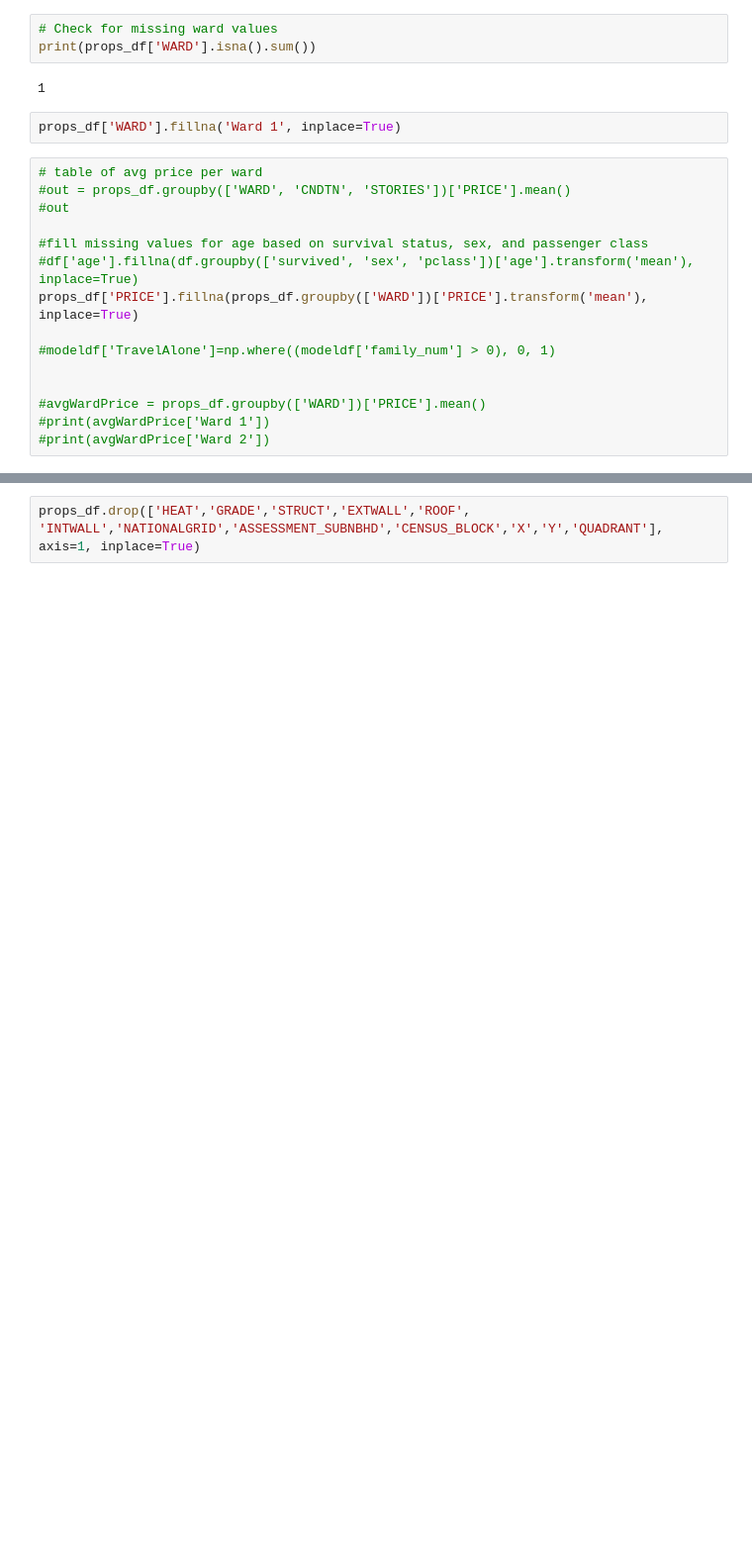
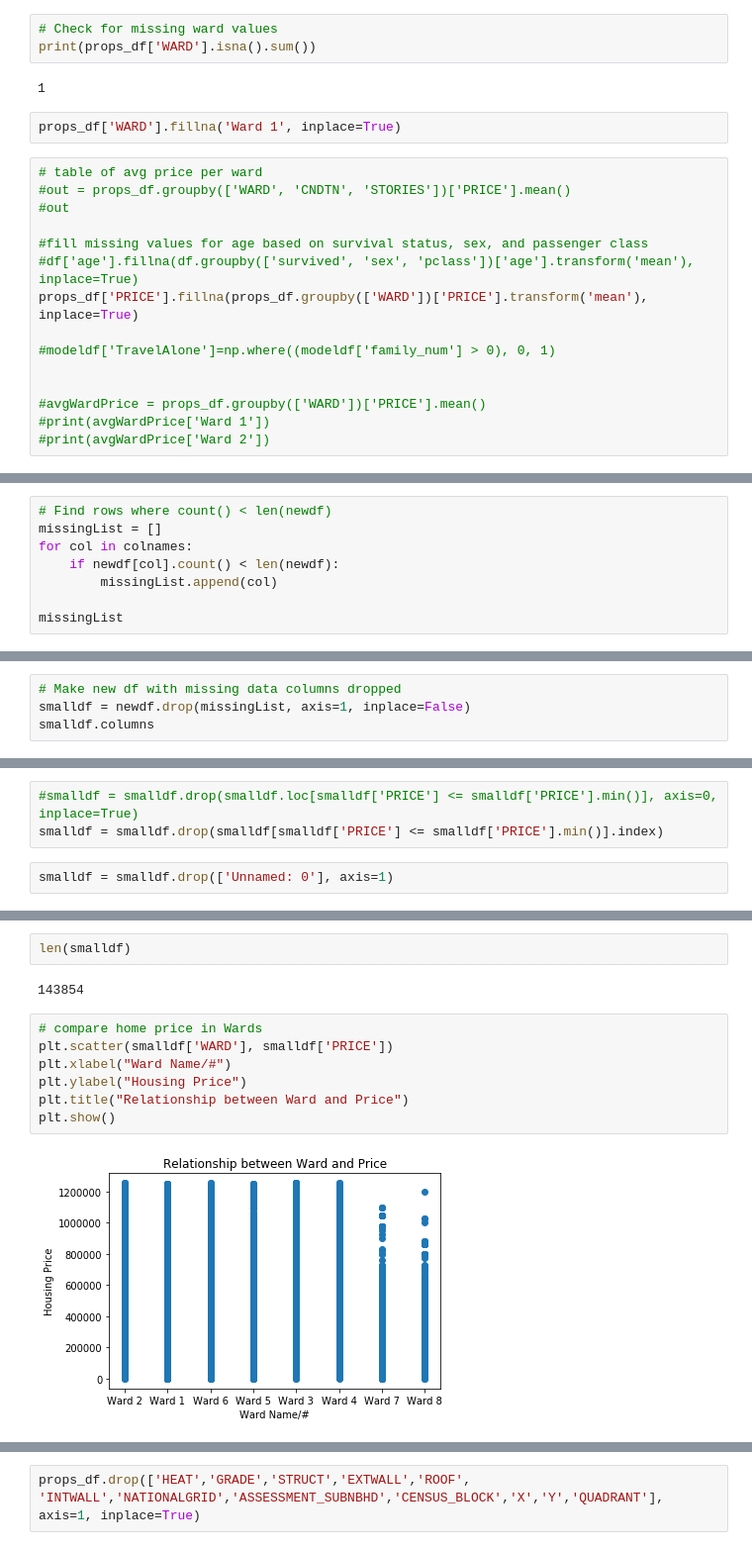
Before and after one commit to CodeLearningResources/mblaine, a Jupyter notebook: DataAcquisition/mblaine_FeatureScaling_DC_Housing.ipynb, the cells around one changed output, grey strips where cells are left out. Shown: that part at 99% size. Saved outputs shown, nothing was run; the diff lists cells and outputs as text; blank space fills up the shorter version.

```diff
--- a/DataAcquisition/mblaine_FeatureScaling_DC_Housing.ipynb
+++ b/DataAcquisition/mblaine_FeatureScaling_DC_Housing.ipynb
@@ -95,0 +199,8 @@ props_df['PRICE'].fillna(props_df.groupby(['WARD'])['PRICE'].transform('mean'),
+# %%
+# Find rows where count() < len(newdf)
+missingList = []
+for col in colnames:
+    if newdf[col].count() < len(newdf):
+        missingList.append(col)
+
+missingList
@@ -95,0 +225,4 @@ props_df['PRICE'].fillna(props_df.groupby(['WARD'])['PRICE'].transform('mean'),
+# %%
+# Make new df with missing data columns dropped
+smalldf = newdf.drop(missingList, axis=1, inplace=False)
+smalldf.columns
@@ -95,0 +269,5 @@ props_df['PRICE'].fillna(props_df.groupby(['WARD'])['PRICE'].transform('mean'),
+# %%
+#smalldf = smalldf.drop(smalldf.loc[smalldf['PRICE'] <= smalldf['PRICE'].min()], axis=0, inplace=True)
+smalldf = smalldf.drop(smalldf[smalldf['PRICE'] <= smalldf['PRICE'].min()].index)
+# %%
+smalldf = smalldf.drop(['Unnamed: 0'], axis=1)
@@ -95,0 +291,13 @@ props_df['PRICE'].fillna(props_df.groupby(['WARD'])['PRICE'].transform('mean'),
+# %%
+len(smalldf)
+# %% [output]
+143854
+# %%
+# compare home price in Wards
+plt.scatter(smalldf['WARD'], smalldf['PRICE'])
+plt.xlabel("Ward Name/#")
+plt.ylabel("Housing Price")
+plt.title("Relationship between Ward and Price")
+plt.show()
+# %% [output]
+[figure, added]
```
Also changed, not shown: parts of 53 cells of this notebook.
